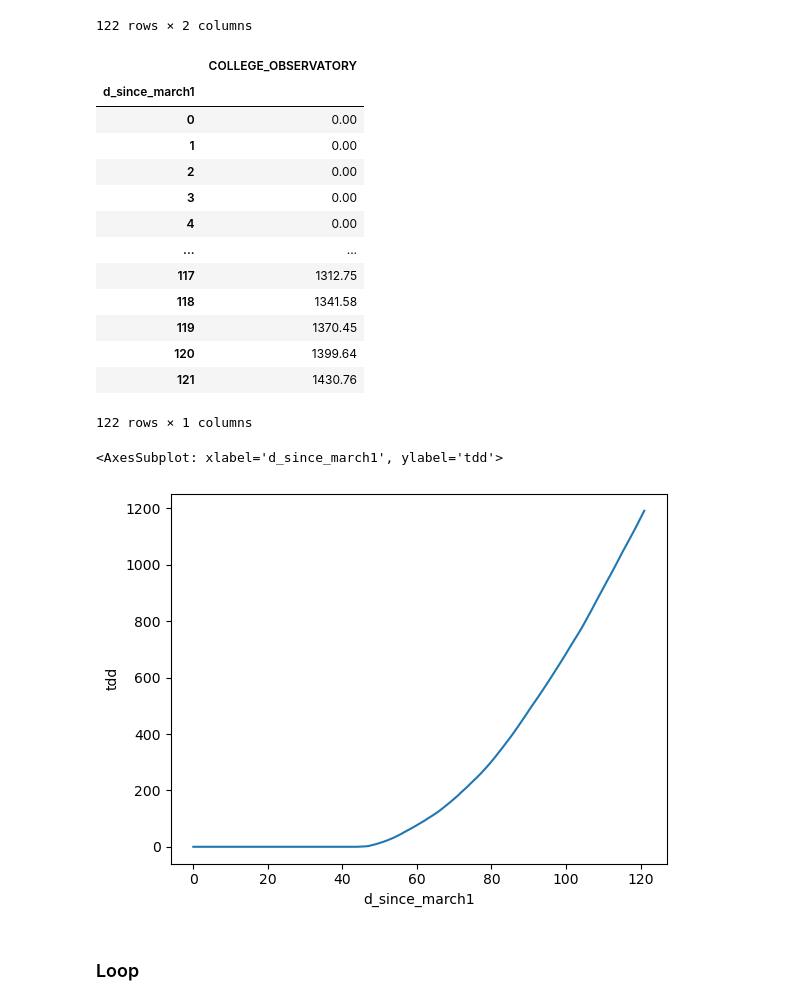
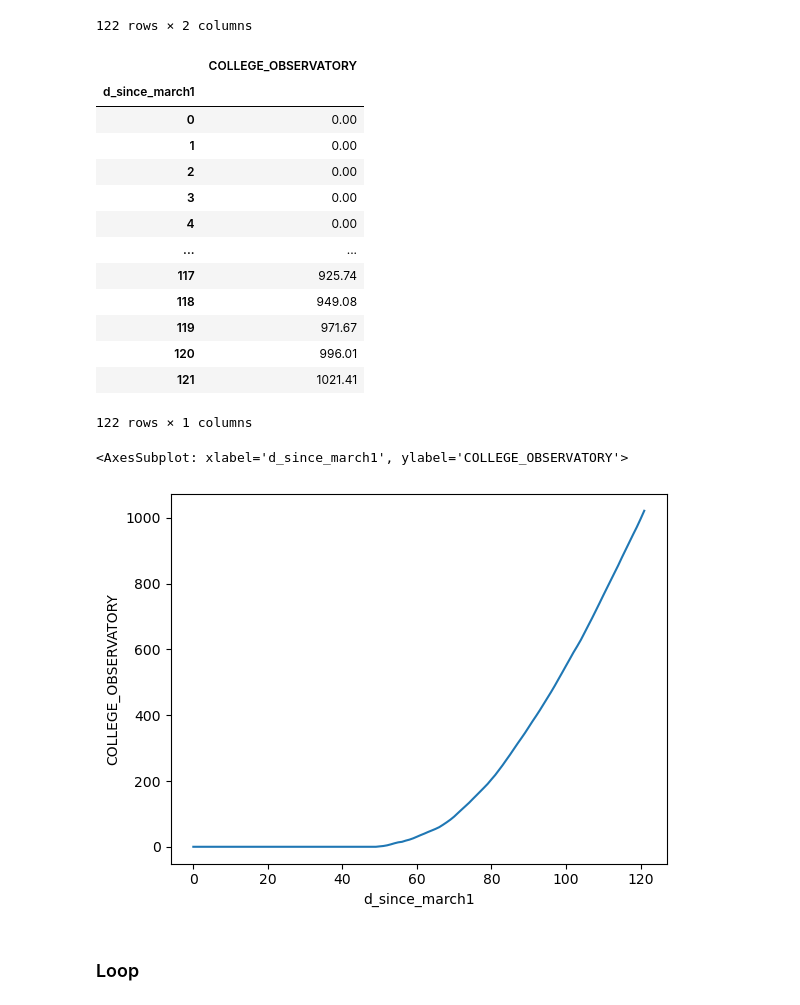
Before and after one commit to chryss/riverice, a Jupyter notebook: JupyterNotebooks/ACIS_tddcumulclimatology.ipynb, the cells around one changed output. Saved outputs shown, nothing was run; the diff lists cells and outputs as text; code cells hidden in the pictures.

```diff
--- a/JupyterNotebooks/ACIS_tddcumulclimatology.ipynb
+++ b/JupyterNotebooks/ACIS_tddcumulclimatology.ipynb
@@ -32,7 +33,7 @@ testdata
 122 rows × 2 columns
 # %%
 stationname = stations_tddclim_list[3].stem[:-14]
-testdf = pd.DataFrame(testdata.cumsum()['tdd'])
+testdf = pd.DataFrame(testdata['tdd'].cumsum())
 testdf.columns = [stationname]
 testdf
 # %% [output]
@@ -44,17 +45,17 @@ testdf
 | 3 | 0.00 |
 | 4 | 0.00 |
 | ... | ... |
-| 117 | 1312.75 |
-| 118 | 1341.58 |
-| 119 | 1370.45 |
-| 120 | 1399.64 |
-| 121 | 1430.76 |
+| 117 | 925.74 |
+| 118 | 949.08 |
+| 119 | 971.67 |
+| 120 | 996.01 |
+| 121 | 1021.41 |
 122 rows × 1 columns
 # %%
-sb.lineplot(data=testdata.cumsum()['tdd'])
+sb.lineplot(data=testdf[stationname])
 # %% [output]
-<AxesSubplot: xlabel='d_since_march1', ylabel='tdd'>
+<AxesSubplot: xlabel='d_since_march1', ylabel='COLLEGE_OBSERVATORY'>
-[figure, old version]
+[figure, new version]
 # %% [markdown]
 ### Loop
 # %%
```
Also changed, not shown: parts of 4 cells of this notebook.
